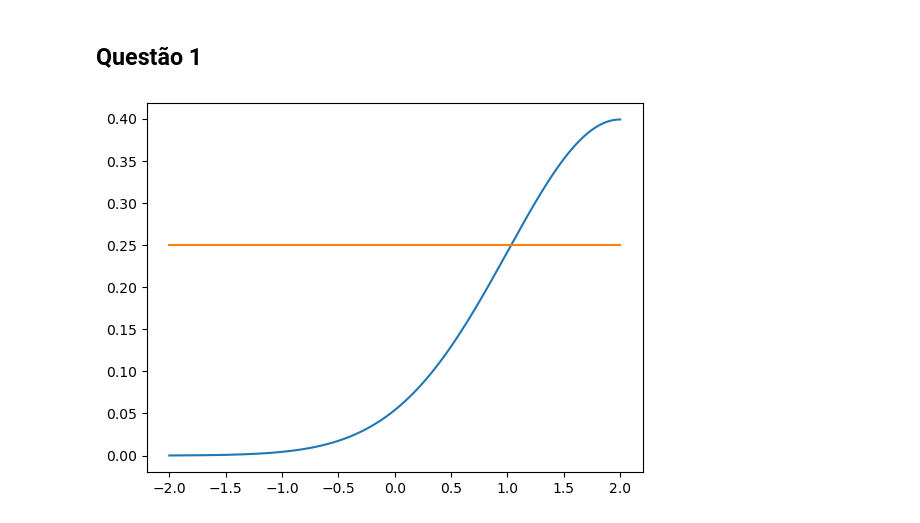
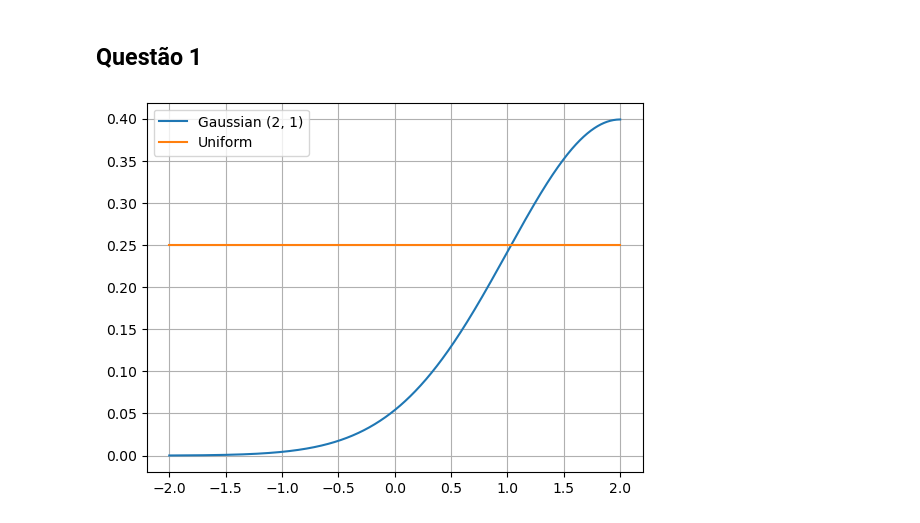
Before and after one commit to HenriqueTogo/machine-learning, a Jupyter notebook: Lista02/lista_02_231111280.ipynb, the cells around one changed output. Saved outputs shown, nothing was run; the diff lists cells and outputs as text; code cells hidden in the pictures.

```diff
--- a/Lista02/lista_02_231111280.ipynb
+++ b/Lista02/lista_02_231111280.ipynb
@@ -25,6 +25,8 @@ uniform_x = uniform(x)
 # %%
 plt.plot(x, gauss_x)
 plt.plot(x, uniform_x)
+plt.grid('on')
+plt.legend(['Gaussian (2, 1)', 'Uniform'])
 plt.show()
 # %% [output]
-[figure, old version]
+[figure, new version]
```
Also changed, not shown: parts of 2 cells of this notebook.
